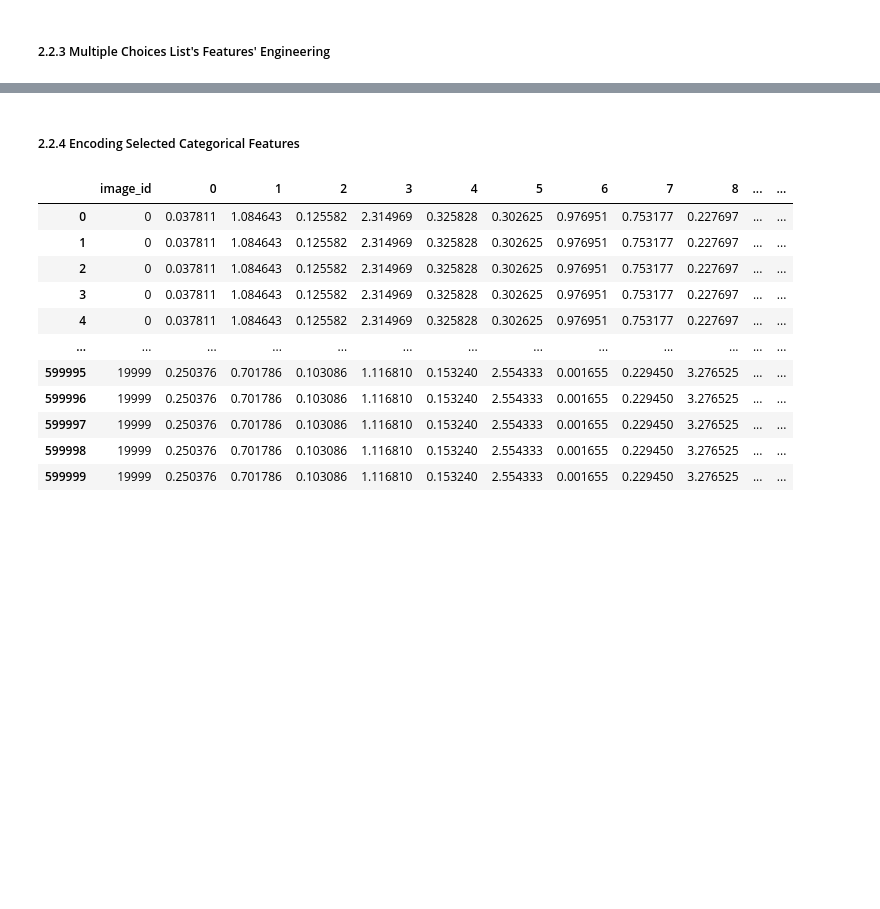
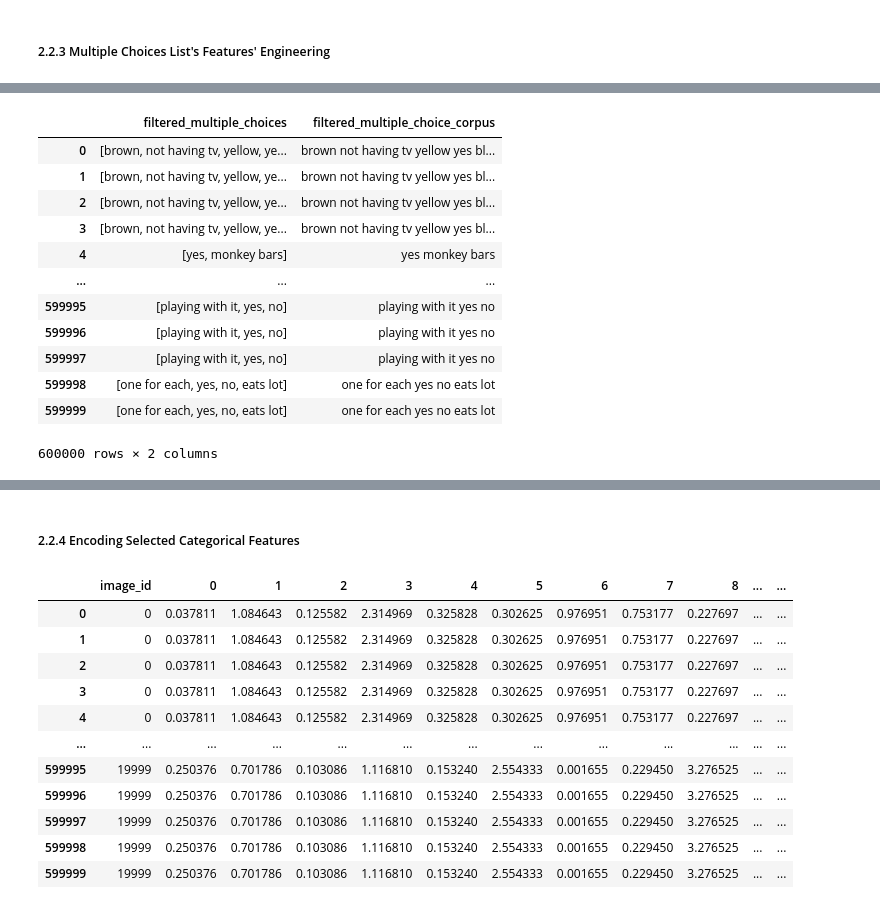
Before and after one commit to nilanahar/MMAI_894_DeepLearning_Project_TeamRosedale, a Jupyter notebook: MMAI_894_Team_Project.ipynb, the cells around one changed output, grey strips where cells are left out. Drawn from its saved outputs; the diff is of its cells as text; code cells hidden in the pictures; blank space fills up the shorter version.

```diff
--- a/MMAI_894_Team_Project.ipynb
+++ b/MMAI_894_Team_Project.ipynb
@@ -194,18 +195,6 @@ def get_sentence_embedding(sentence, model):
 
     return np.mean(word_vectors, axis=0)
 
- # Function to get embeddings for a list of choices (each choice gets its own embedding)
-def get_list_of_embeddings(choice_list, model):
-    """
-    Generates a separate embedding for each element in a list of choices.
-    If a choice cannot be embedded, its embedding is set as a zero vector.
-    """
-    embeddings = []
-    for choice in choice_list:
-        embedding = get_sentence_embedding(choice, model)
-        embeddings.append(embedding)
-    return embeddings
-
 
 # Modified filter_choices_by_cosine_similarity function using Word2Vec
 def filter_choices_by_word2vec_similarity(row, model):
@@ -236,6 +225,19 @@ def filter_choices_by_word2vec_similarity(row, model):
 
     # Step 5: If no choices pass the threshold, keep original choices to avoid empty options
     return filtered_choices if filtered_choices else choices
+
+# Step 1: Concatenate List into a Single Sentence for Each Row
+def concatenate_list_to_sentence(row, list_column):
+    """
+    Concatenate all words in a list (in a single row) into a single string.
+    Args:
+    - row: A single row of the DataFrame.
+    - list_column: Column name containing lists of words.
+
+    Returns:
+    - A single concatenated string of all words in the list.
+    """
+    return " ".join(row[list_column])  # Join words with a space separator
 # %% [markdown]
 #### Define Constants
 # %%
@@ -471 +539,19 @@ df_train[['multiple_choices', 'filtered_multiple_choices']]
+# %%
+df_train['filtered_multiple_choice_corpus'] = df_train.apply(lambda row: concatenate_list_to_sentence(row, 'filtered_multiple_choices'), axis=1)
+df_valid['filtered_multiple_choice_corpus'] = df_valid.apply(lambda row: concatenate_list_to_sentence(row, 'filtered_multiple_choices'), axis=1)
+df_train[['filtered_multiple_choices', 'filtered_multiple_choice_corpus']]
+# %% [output]
+|  | filtered_multiple_choices | filtered_multiple_choice_corpus |
+| 0 | [brown, not having tv, yellow, ye... | brown not having tv yellow yes bl... |
+| 1 | [brown, not having tv, yellow, ye... | brown not having tv yellow yes bl... |
+| 2 | [brown, not having tv, yellow, ye... | brown not having tv yellow yes bl... |
+| 3 | [brown, not having tv, yellow, ye... | brown not having tv yellow yes bl... |
+| 4 | [yes, monkey bars] | yes monkey bars |
+| ... | ... | ... |
+| 599995 | [playing with it, yes, no] | playing with it yes no |
+| 599996 | [playing with it, yes, no] | playing with it yes no |
+| 599997 | [playing with it, yes, no] | playing with it yes no |
+| 599998 | [one for each, yes, no, eats lot] | one for each yes no eats lot |
+| 599999 | [one for each, yes, no, eats lot] | one for each yes no eats lot |
+600000 rows × 2 columns
 # %%
```
Also changed, not shown: parts of 35 cells of this notebook.
